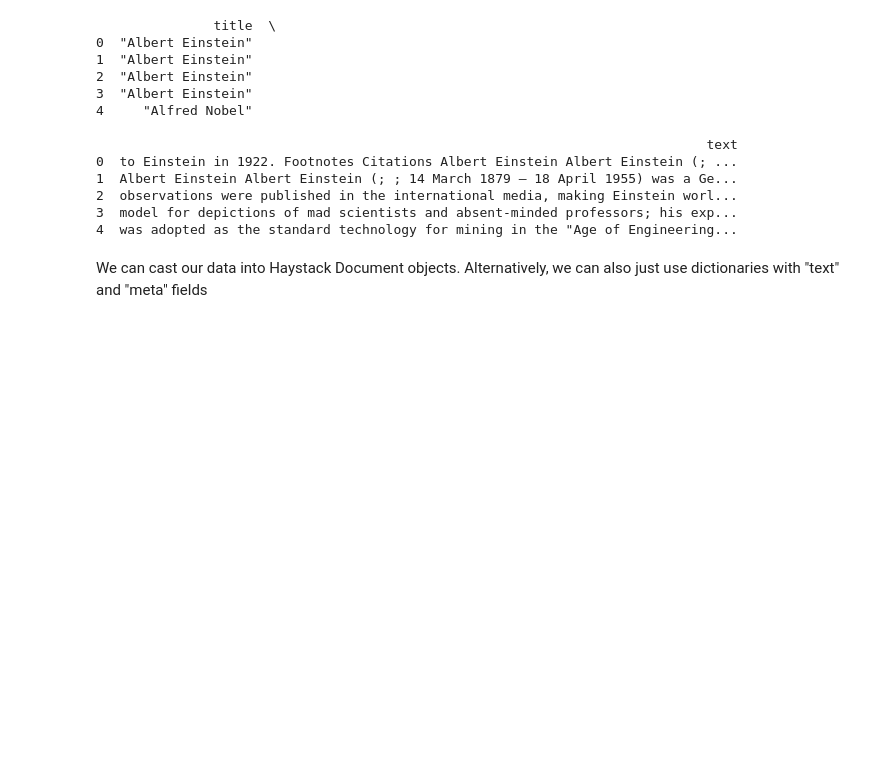
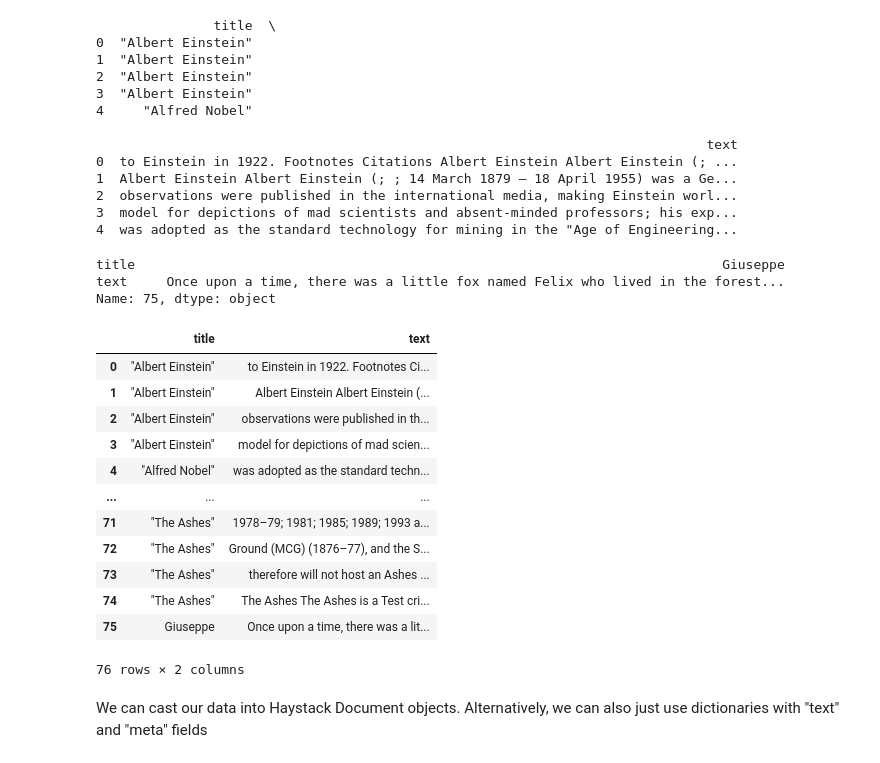
Before and after one commit to gromag/haystack-tutorials, a Jupyter notebook: tutorials/Custom_1_ OpenAIAnswerGenerator.ipynb, the cells around one changed output. Saved outputs shown, nothing was run; the diff lists cells and outputs as text; code cells hidden in the pictures; blank space fills up the shorter version.

```diff
--- a/tutorials/Custom_1_ OpenAIAnswerGenerator.ipynb
+++ b/tutorials/Custom_1_ OpenAIAnswerGenerator.ipynb
@@ -117,6 +143,29 @@ INFO:haystack.utils.import_utils:Fetching from https://s3.eu-central-1.amazonaws
 2  observations were published in the international media, making Einstein worl...
 3  model for depictions of mad scientists and absent-minded professors; his exp...
 4  was adopted as the standard technology for mining in the "Age of Engineering...
+# %%
+custom = {"title": "Giuseppe", "text":"Once upon a time, there was a little fox named Felix who lived in the forest. One day, while he was out exploring, he came across a beautiful tree with juicy red apples hanging from its branches. Felix was so excited to taste the sweet fruit, but no matter how hard he tried, he just couldn't reach them.Just then, a little child named Lily came wandering into the forest. Felix saw her and thought she might be able to help him reach the apples. So, he scampered over to her and asked for her assistance. Lily was more than happy to help. She climbed up the tree and plucked the apples for Felix. They both sat under the tree, munching on the delicious fruit and chatting away. From that day on, Felix and Lily became the best of friends. They went on many adventures together in the forest, and whenever Felix needed help, Lily was always there to lend a hand. And so, the little fox and the little child lived happily ever after, always grateful for their special friendship and the magic of the tree that brought them together."}
+df.loc[len(df)] = custom
+# %% [output]
+title                                                                           Giuseppe
+text     Once upon a time, there was a little fox named Felix who lived in the forest...
+Name: 75, dtype: object
+# %%
+df
+# %% [output]
+|  | title | text |
+| 0 | "Albert Einstein" | to Einstein in 1922. Footnotes Ci... |
+| 1 | "Albert Einstein" | Albert Einstein Albert Einstein (... |
+| 2 | "Albert Einstein" | observations were published in th... |
+| 3 | "Albert Einstein" | model for depictions of mad scien... |
+| 4 | "Alfred Nobel" | was adopted as the standard techn... |
+| ... | ... | ... |
+| 71 | "The Ashes" | 1978–79; 1981; 1985; 1989; 1993 a... |
+| 72 | "The Ashes" | Ground (MCG) (1876–77), and the S... |
+| 73 | "The Ashes" | therefore will not host an Ashes ... |
+| 74 | "The Ashes" | The Ashes The Ashes is a Test cri... |
+| 75 | Giuseppe | Once upon a time, there was a lit... |
+76 rows × 2 columns
 # %% [markdown]
 We can cast our data into Haystack Document objects.
 Alternatively, we can also just use dictionaries with "text" and "meta" fields
```
Also changed, not shown: parts of 13 cells of this notebook.
